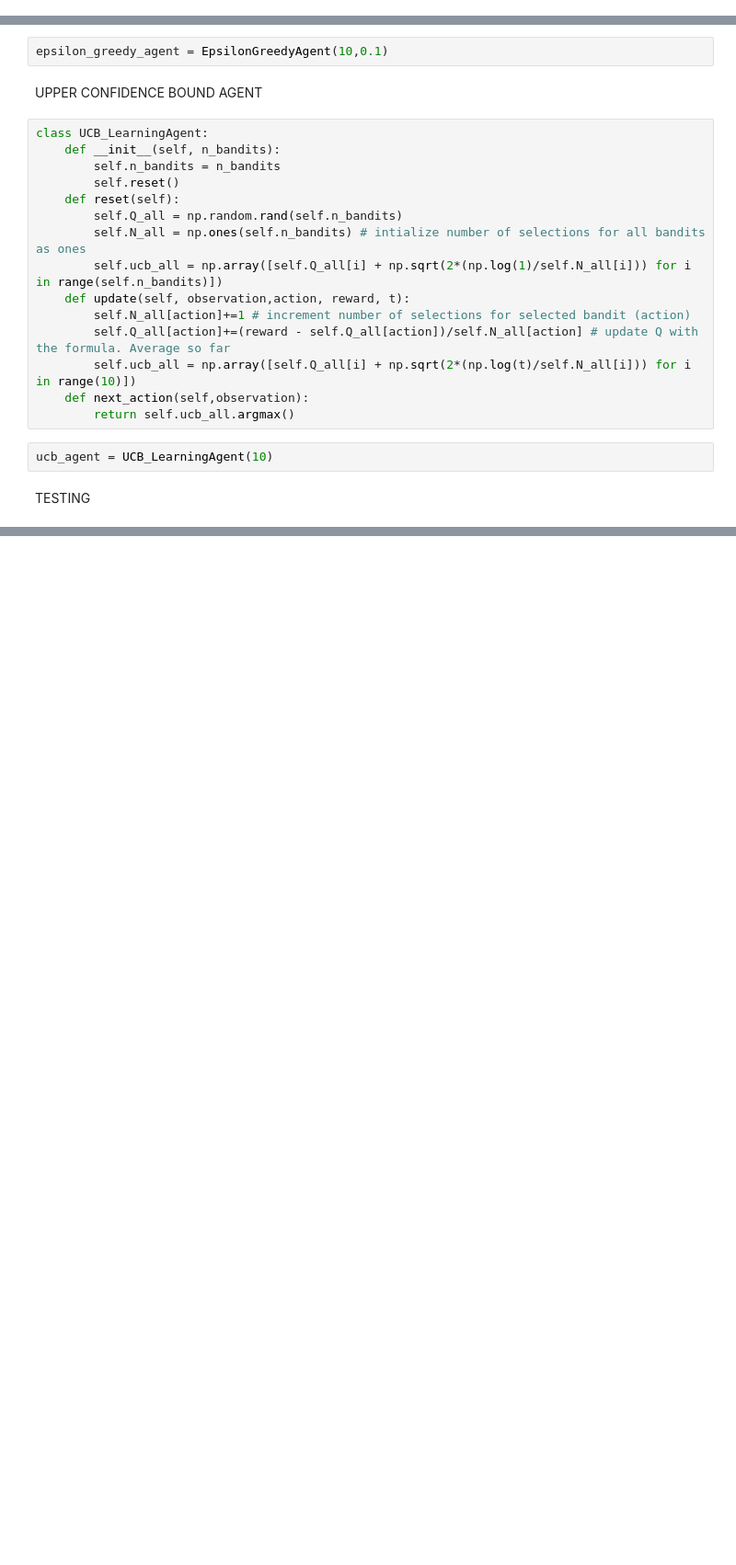
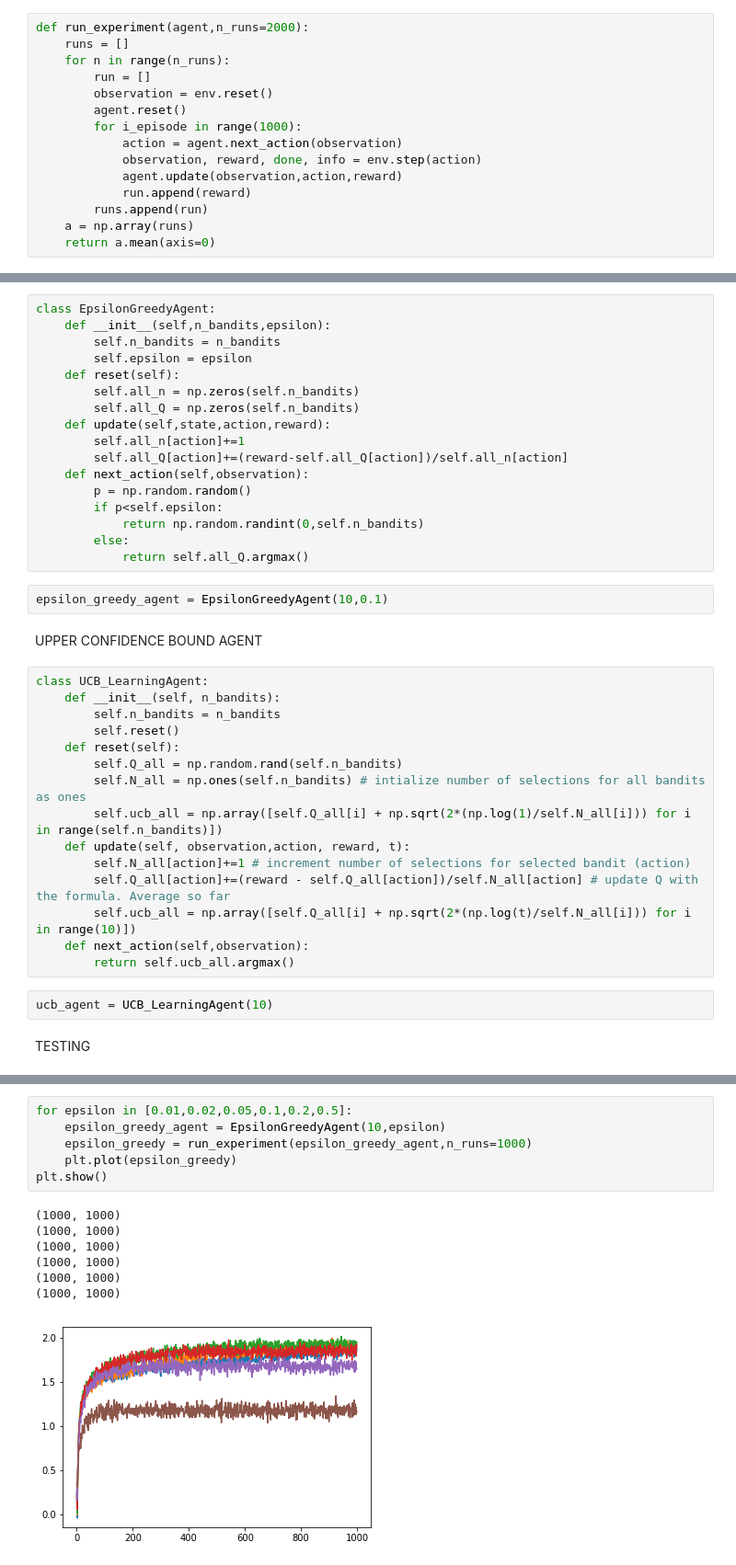
Before and after one commit to sveng1/ReinforcementLearning, a Jupyter notebook: MultiArmedBandit/Agents.ipynb, the cells around one changed output, grey strips where cells are left out. Shown at 92% size. Drawn from its saved outputs; the diff is of its cells as text; blank space fills up the shorter version.

```diff
--- a/MultiArmedBandit/Agents.ipynb
+++ b/MultiArmedBandit/Agents.ipynb
@@ -45,3 +49,18 @@ def run_multi_armed_bandit(env,n_runs,time_steps,agent):
+# %%
+def run_experiment(agent,n_runs=2000):
+    runs = []
+    for n in range(n_runs):
+        run = []
+        observation = env.reset()
+        agent.reset()
+        for i_episode in range(1000):
+            action = agent.next_action(observation)
+            observation, reward, done, info = env.step(action)
+            agent.update(observation,action,reward)
+            run.append(reward)
+        runs.append(run)
+    a = np.array(runs)
+    return a.mean(axis=0)
 # %% [markdown]
 RANDOM AGENT
 
@@ -77,6 +96,23 @@ class EpsilonGreedyAgent(Agent):
             return np.random.randint(self.n_bandits)
         else:
             return self.all_Q.argmax()
+# %%
+class EpsilonGreedyAgent:
+    def __init__(self,n_bandits,epsilon):
+        self.n_bandits = n_bandits
+        self.epsilon = epsilon
+    def reset(self):
+        self.all_n = np.zeros(self.n_bandits)
+        self.all_Q = np.zeros(self.n_bandits)
+    def update(self,state,action,reward):
+        self.all_n[action]+=1
+        self.all_Q[action]+=(reward-self.all_Q[action])/self.all_n[action]
+    def next_action(self,observation):
+        p = np.random.random()
+        if p<self.epsilon:
+            return np.random.randint(0,self.n_bandits)
+        else:
+            return self.all_Q.argmax()
 # %%
 epsilon_greedy_agent = EpsilonGreedyAgent(10,0.1)
 # %% [markdown]
@@ -108,0 +151,14 @@ greedy = run_multi_armed_bandit(env,100,1000,greedy_agent)
+# %%
+for epsilon in [0.01,0.02,0.05,0.1,0.2,0.5]:
+    epsilon_greedy_agent = EpsilonGreedyAgent(10,epsilon)
+    epsilon_greedy = run_experiment(epsilon_greedy_agent,n_runs=1000)
+    plt.plot(epsilon_greedy)
+plt.show()
+# %% [output]
+(1000, 1000)
+(1000, 1000)
+(1000, 1000)
+(1000, 1000)
+(1000, 1000)
+(1000, 1000)
+[figure, added]
```
Also changed, not shown: parts of 9 cells of this notebook.
